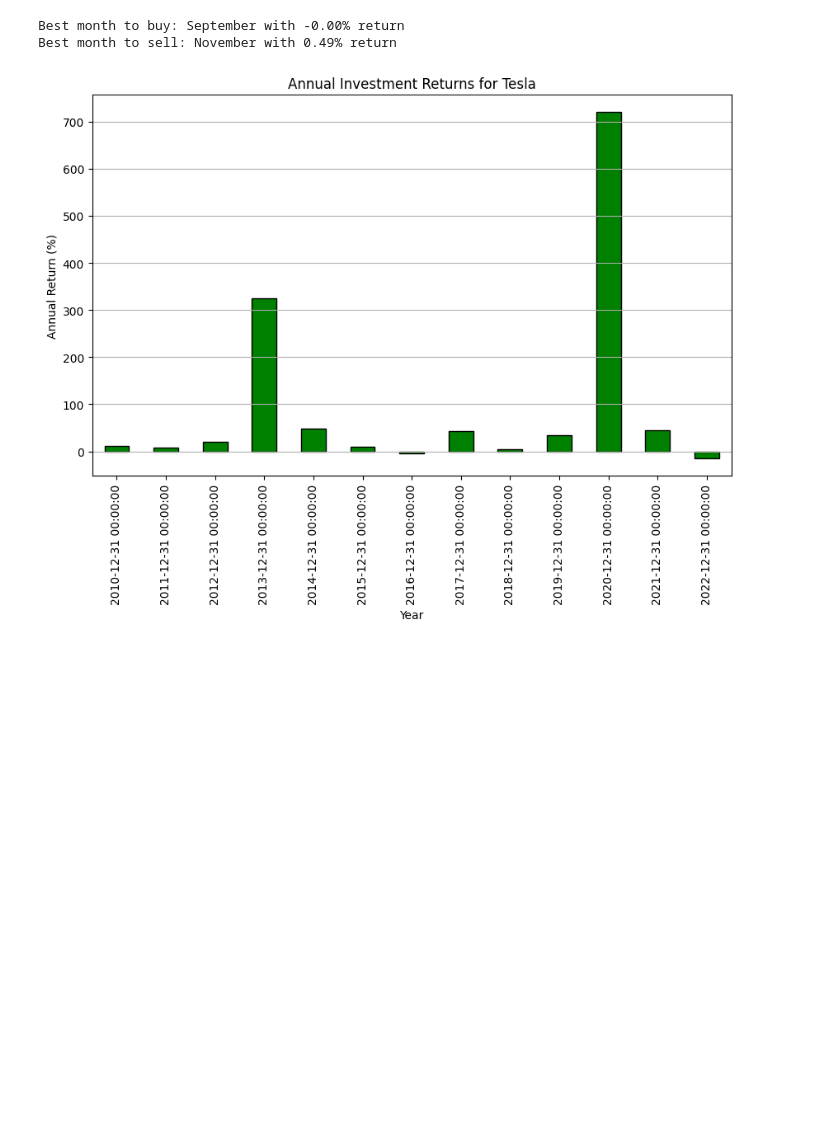
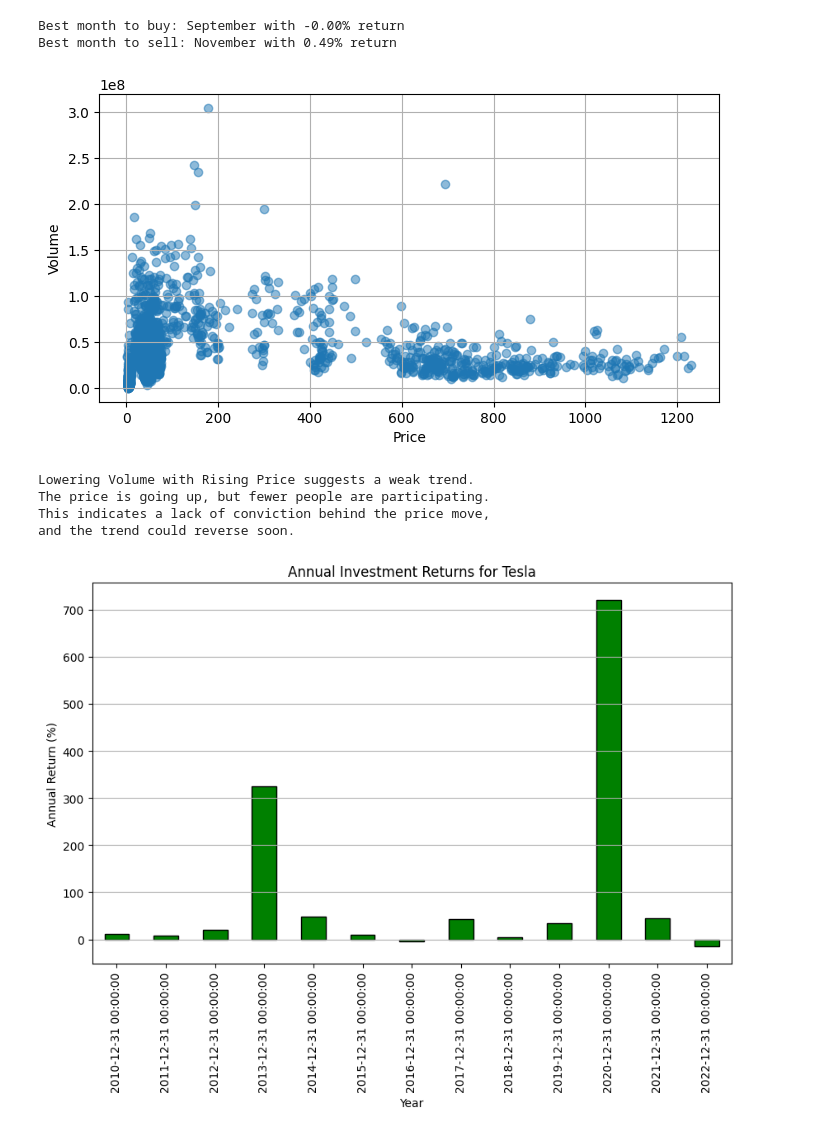
Before and after one commit to Hesham-Nabil/Data-Analysis, a Jupyter notebook: Project.ipynb, the cells around one changed output. Cells and saved outputs as stored; diff of their text form; code cells hidden in the pictures; blank space fills up the shorter version.

```diff
--- a/Project.ipynb
+++ b/Project.ipynb
@@ -335,6 +335,26 @@ print(f"Best month to sell: {best_month_to_sell_name} with {average_monthly_retu
 [figure]
 Best month to buy: September with -0.00% return
 Best month to sell: November with 0.49% return
+# %%
+# scatter plot of Volume vs. Price
+plt.figure(figsize=(8, 4))
+plt.scatter(df['Close'], df['Volume'], alpha=0.5)
+# plt.title('Volume vs. Price')
+plt.xlabel('Price')
+plt.ylabel('Volume')
+plt.grid(True)
+plt.show()
+
+print("Lowering Volume with Rising Price suggests a weak trend.")
+print("The price is going up, but fewer people are participating.")
+print("This indicates a lack of conviction behind the price move,")
+print("and the trend could reverse soon.")
+# %% [output]
+[figure, added]
+Lowering Volume with Rising Price suggests a weak trend.
+The price is going up, but fewer people are participating.
+This indicates a lack of conviction behind the price move,
+and the trend could reverse soon.
 # %%
 # 3. Monetary Gain Across Different Time Intervals:
 
```
Also changed, not shown: parts of 3 cells of this notebook.
